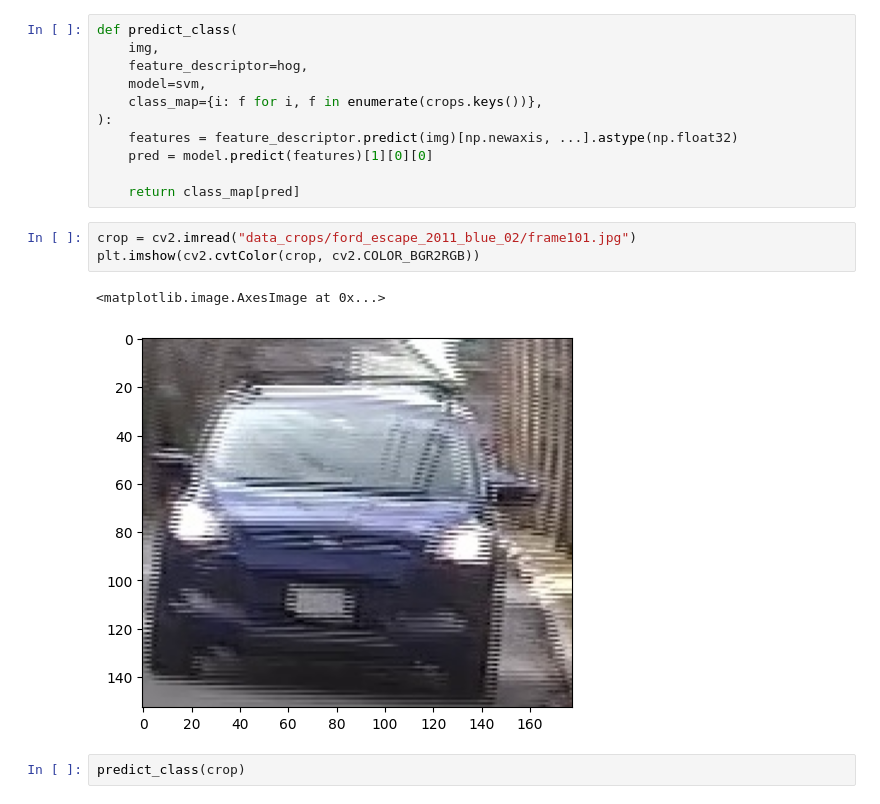
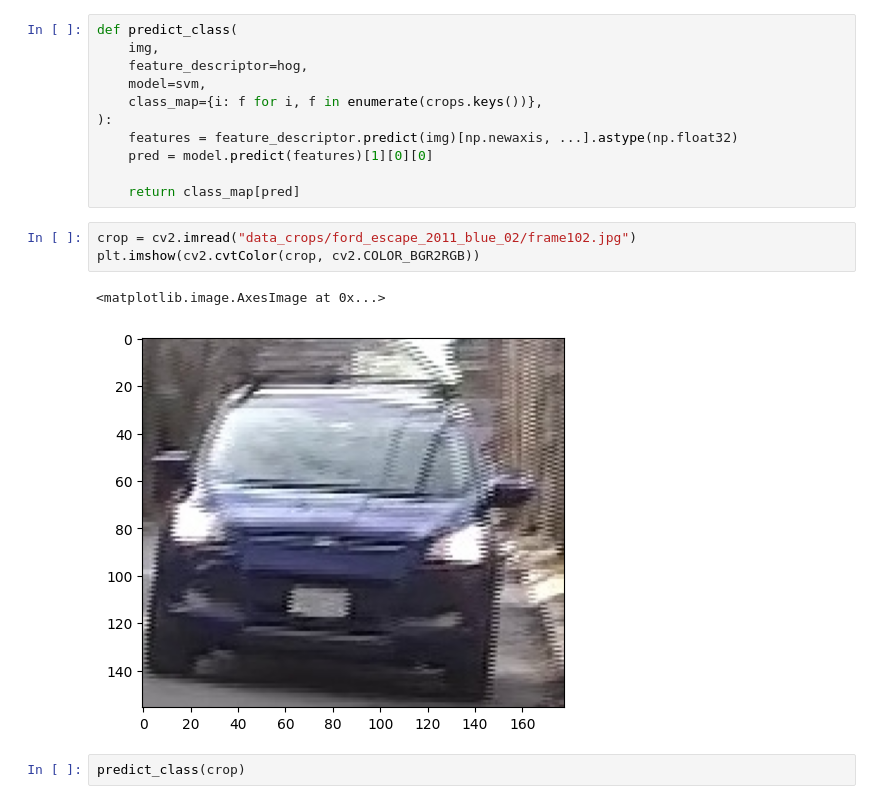
Before and after one commit to rizvansky/cars-tracking, a Jupyter notebook: feature_descriptors/example_pipeline.ipynb, the cells around one changed output. Saved outputs shown, nothing was run; the diff lists cells and outputs as text.

```diff
--- a/feature_descriptors/example_pipeline.ipynb
+++ b/feature_descriptors/example_pipeline.ipynb
@@ -123,11 +126,11 @@ def predict_class(
 
     return class_map[pred]
 # %%
-crop = cv2.imread("data_crops/ford_escape_2011_blue_02/frame101.jpg")
+crop = cv2.imread("data_crops/ford_escape_2011_blue_02/frame102.jpg")
 plt.imshow(cv2.cvtColor(crop, cv2.COLOR_BGR2RGB))
 # %% [output]
 <matplotlib.image.AxesImage at 0x...>
-[figure, old version]
+[figure, new version]
 # %%
 predict_class(crop)
 # %% [output]
```
Also changed, not shown: parts of 9 cells of this notebook.
